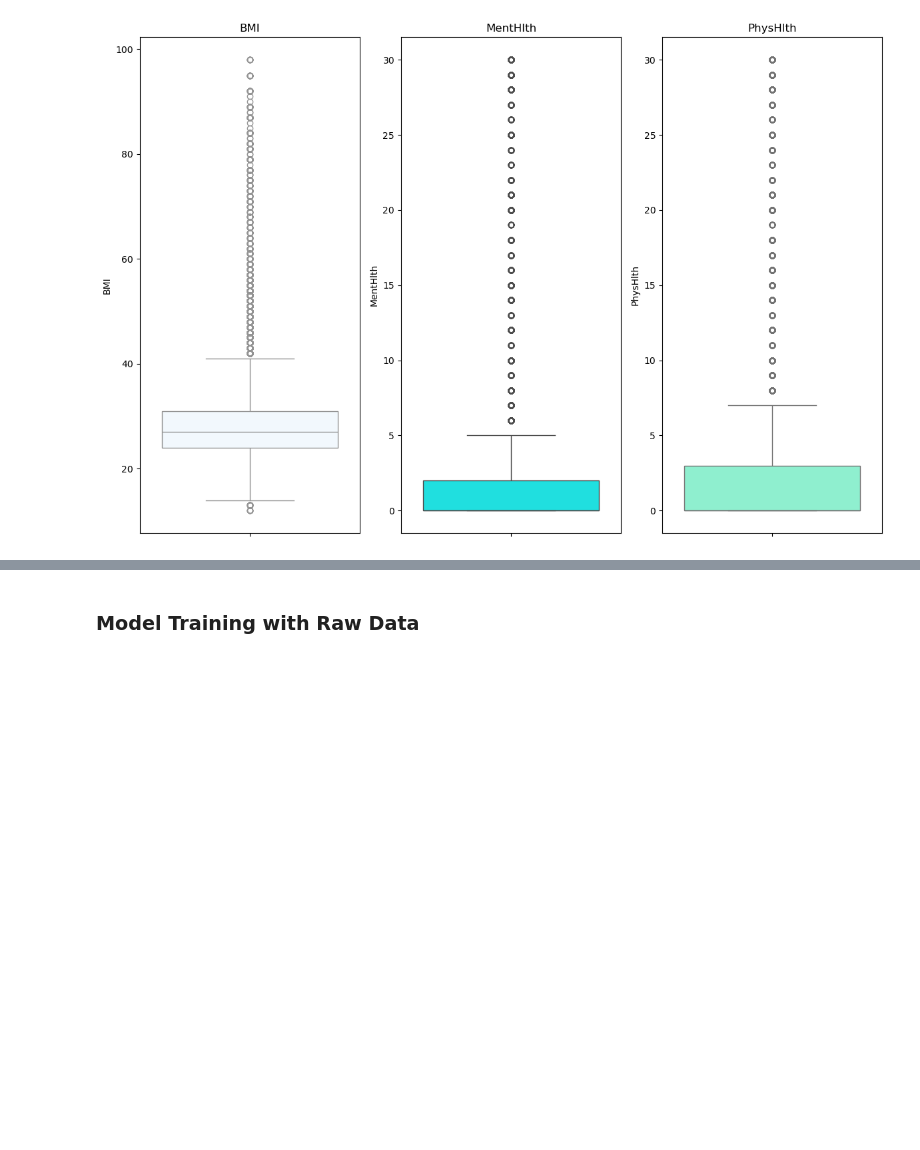
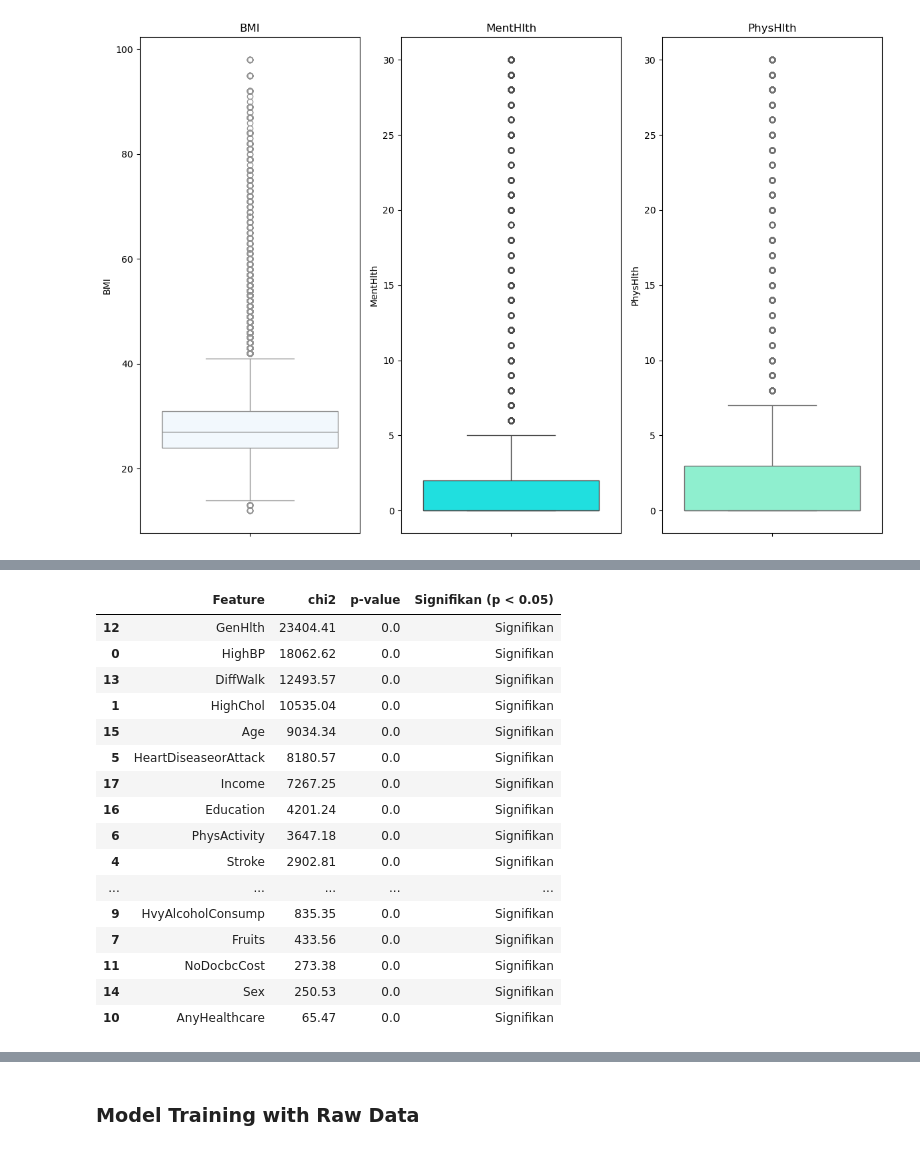
Before and after one commit to FaradayB/Hacktiv8-Assignments, a Jupyter notebook: Mini Project 2/mini_project_2_FaradayBarrFatahillah.ipynb, the cells around one changed output, grey strips where cells are left out. Cells and saved outputs as stored; diff of their text form; code cells hidden in the pictures; blank space fills up the shorter version.

```diff
--- a/Mini Project 2/mini_project_2_FaradayBarrFatahillah.ipynb
+++ b/Mini Project 2/mini_project_2_FaradayBarrFatahillah.ipynb
@@ -415,0 +450,40 @@ plt.show()
+# %%
+cat_col = [
+    'HighBP', 'HighChol', 'CholCheck', 'Smoker', 'Stroke',
+    'HeartDiseaseorAttack', 'PhysActivity', 'Fruits', 'Veggies',
+    'HvyAlcoholConsump', 'AnyHealthcare', 'NoDocbcCost',
+    'GenHlth', 'DiffWalk', 'Sex', 'Age', 'Education', 'Income'
+]
+
+chi2_results = []
+
+for col in cat_col:
+    ct = pd.crosstab(df[col], df['Diabetes_012'])
+    chi2, p, dof, _ = chi2_contingency(ct)
+    chi2_results.append({
+        'Feature': col,
+        'chi2': round(chi2, 2),
+        'p-value': round(p, 6),
+        'Signifikan (p < 0.05)': 'Signifikan' if p < 0.05 else 'Tidak Signifikan'
+    })
+
+chi2_df = pd.DataFrame(chi2_results).sort_values('chi2', ascending=False)
+chi2_df
+# %% [output]
+|  | Feature | chi2 | p-value | Signifikan (p < 0.05) |
+| 12 | GenHlth | 23404.41 | 0.0 | Signifikan |
+| 0 | HighBP | 18062.62 | 0.0 | Signifikan |
+| 13 | DiffWalk | 12493.57 | 0.0 | Signifikan |
+| 1 | HighChol | 10535.04 | 0.0 | Signifikan |
+| 15 | Age | 9034.34 | 0.0 | Signifikan |
+| 5 | HeartDiseaseorAttack | 8180.57 | 0.0 | Signifikan |
+| 17 | Income | 7267.25 | 0.0 | Signifikan |
+| 16 | Education | 4201.24 | 0.0 | Signifikan |
+| 6 | PhysActivity | 3647.18 | 0.0 | Signifikan |
+| 4 | Stroke | 2902.81 | 0.0 | Signifikan |
+| ... | ... | ... | ... | ... |
+| 9 | HvyAlcoholConsump | 835.35 | 0.0 | Signifikan |
+| 7 | Fruits | 433.56 | 0.0 | Signifikan |
+| 11 | NoDocbcCost | 273.38 | 0.0 | Signifikan |
+| 14 | Sex | 250.53 | 0.0 | Signifikan |
+| 10 | AnyHealthcare | 65.47 | 0.0 | Signifikan |
```
Also changed, not shown: parts of 50 cells of this notebook, 1 other file.
